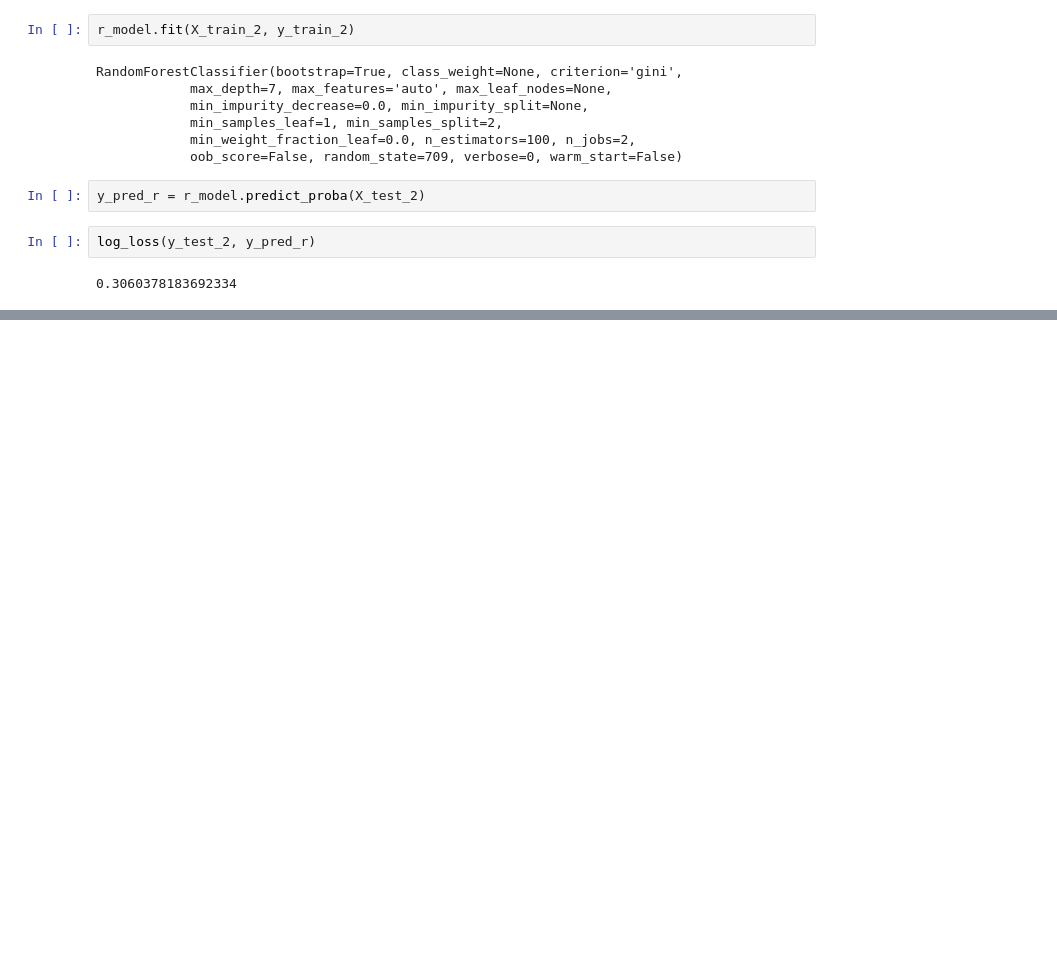
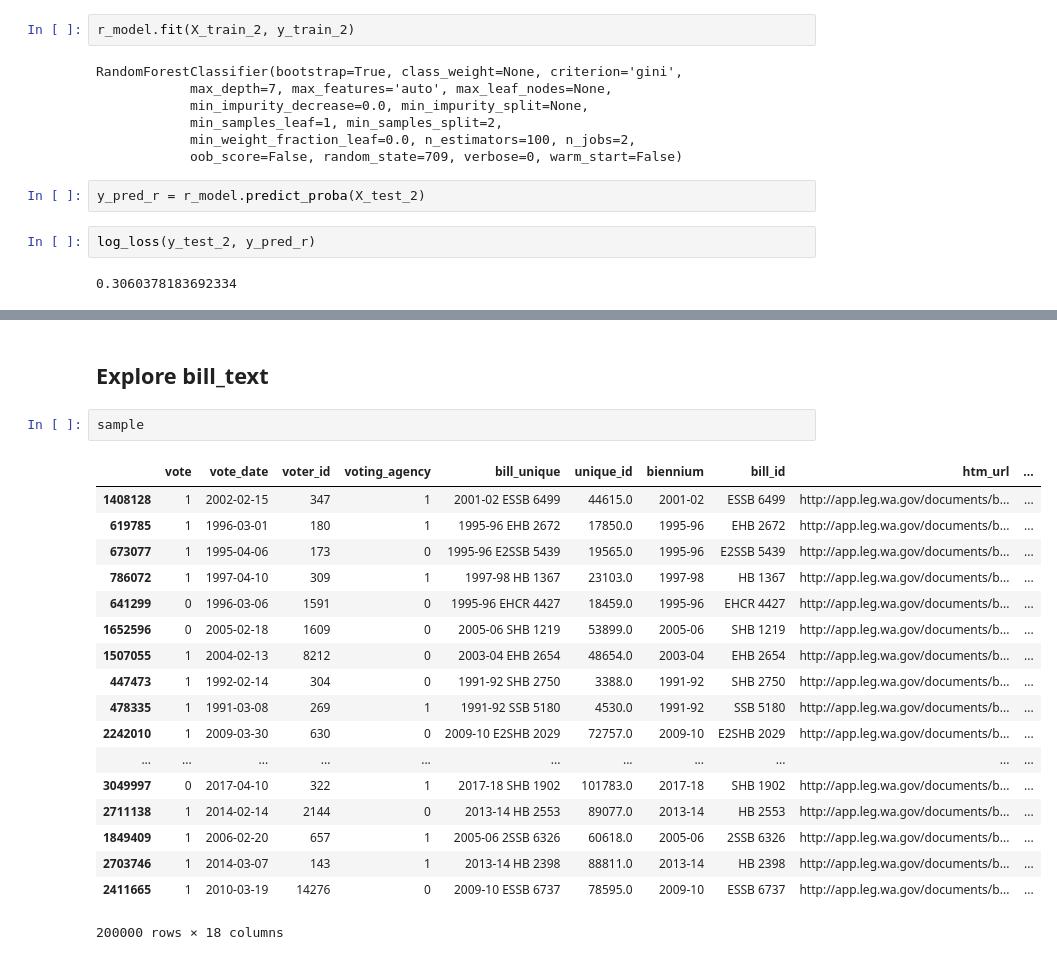
Before and after one commit to ekarboski/washington_state_legislation, a Jupyter notebook: Baseline_model.ipynb, the cells around one changed output, grey strips where cells are left out. Saved outputs shown, nothing was run; the diff lists cells and outputs as text; blank space fills up the shorter version.

```diff
--- a/Baseline_model.ipynb
+++ b/Baseline_model.ipynb
@@ -149,0 +186,23 @@ sum(y_pred)
+# %% [markdown]
+## Explore bill_text
+# %%
+sample
+# %% [output]
+|  | vote | vote_date | voter_id | voting_agency | bill_unique | unique_id | biennium | bill_id | htm_url | ... |
+| 1408128 | 1 | 2002-02-15 | 347 | 1 | 2001-02 ESSB 6499 | 44615.0 | 2001-02 | ESSB 6499 | http://app.leg.wa.gov/documents/b... | ... |
+| 619785 | 1 | 1996-03-01 | 180 | 1 | 1995-96 EHB 2672 | 17850.0 | 1995-96 | EHB 2672 | http://app.leg.wa.gov/documents/b... | ... |
+| 673077 | 1 | 1995-04-06 | 173 | 0 | 1995-96 E2SSB 5439 | 19565.0 | 1995-96 | E2SSB 5439 | http://app.leg.wa.gov/documents/b... | ... |
+| 786072 | 1 | 1997-04-10 | 309 | 1 | 1997-98 HB 1367 | 23103.0 | 1997-98 | HB 1367 | http://app.leg.wa.gov/documents/b... | ... |
+| 641299 | 0 | 1996-03-06 | 1591 | 0 | 1995-96 EHCR 4427 | 18459.0 | 1995-96 | EHCR 4427 | http://app.leg.wa.gov/documents/b... | ... |
+| 1652596 | 0 | 2005-02-18 | 1609 | 0 | 2005-06 SHB 1219 | 53899.0 | 2005-06 | SHB 1219 | http://app.leg.wa.gov/documents/b... | ... |
+| 1507055 | 1 | 2004-02-13 | 8212 | 0 | 2003-04 EHB 2654 | 48654.0 | 2003-04 | EHB 2654 | http://app.leg.wa.gov/documents/b... | ... |
+| 447473 | 1 | 1992-02-14 | 304 | 0 | 1991-92 SHB 2750 | 3388.0 | 1991-92 | SHB 2750 | http://app.leg.wa.gov/documents/b... | ... |
+| 478335 | 1 | 1991-03-08 | 269 | 1 | 1991-92 SSB 5180 | 4530.0 | 1991-92 | SSB 5180 | http://app.leg.wa.gov/documents/b... | ... |
+| 2242010 | 1 | 2009-03-30 | 630 | 0 | 2009-10 E2SHB 2029 | 72757.0 | 2009-10 | E2SHB 2029 | http://app.leg.wa.gov/documents/b... | ... |
+| ... | ... | ... | ... | ... | ... | ... | ... | ... | ... | ... |
+| 3049997 | 0 | 2017-04-10 | 322 | 1 | 2017-18 SHB 1902 | 101783.0 | 2017-18 | SHB 1902 | http://app.leg.wa.gov/documents/b... | ... |
+| 2711138 | 1 | 2014-02-14 | 2144 | 0 | 2013-14 HB 2553 | 89077.0 | 2013-14 | HB 2553 | http://app.leg.wa.gov/documents/b... | ... |
+| 1849409 | 1 | 2006-02-20 | 657 | 1 | 2005-06 2SSB 6326 | 60618.0 | 2005-06 | 2SSB 6326 | http://app.leg.wa.gov/documents/b... | ... |
+| 2703746 | 1 | 2014-03-07 | 143 | 1 | 2013-14 HB 2398 | 88811.0 | 2013-14 | HB 2398 | http://app.leg.wa.gov/documents/b... | ... |
+| 2411665 | 1 | 2010-03-19 | 14276 | 0 | 2009-10 ESSB 6737 | 78595.0 | 2009-10 | ESSB 6737 | http://app.leg.wa.gov/documents/b... | ... |
+200000 rows × 18 columns
```
Also changed, not shown: parts of 22 cells of this notebook, 1 other file.
